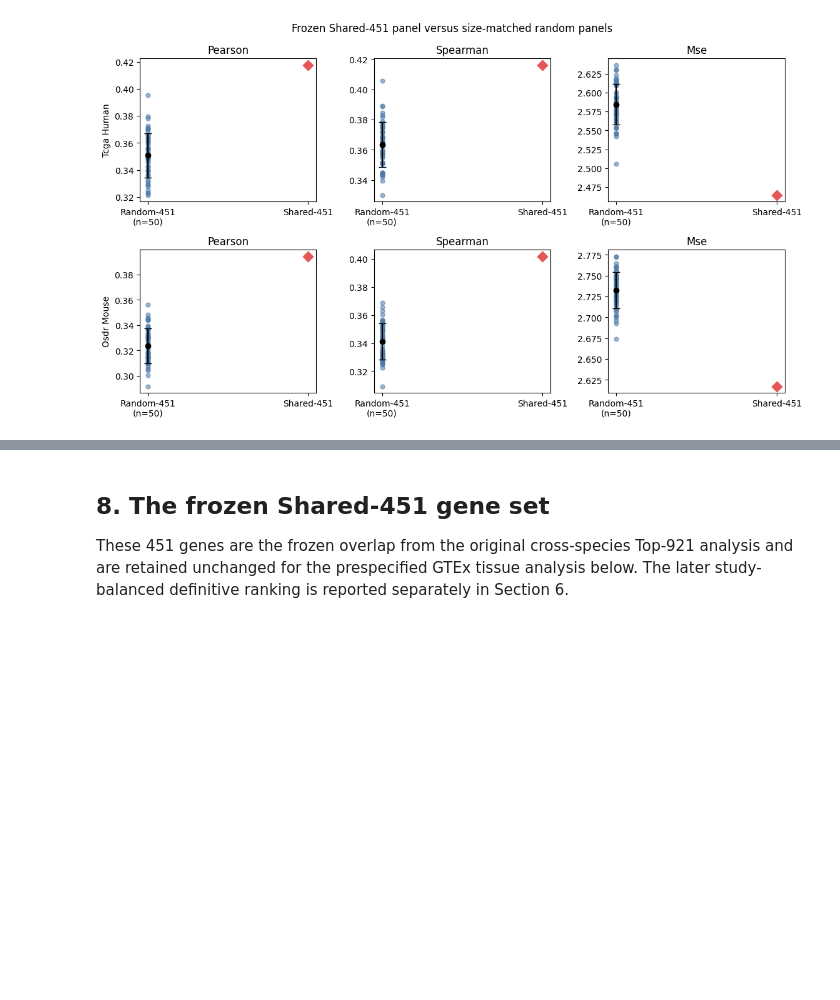
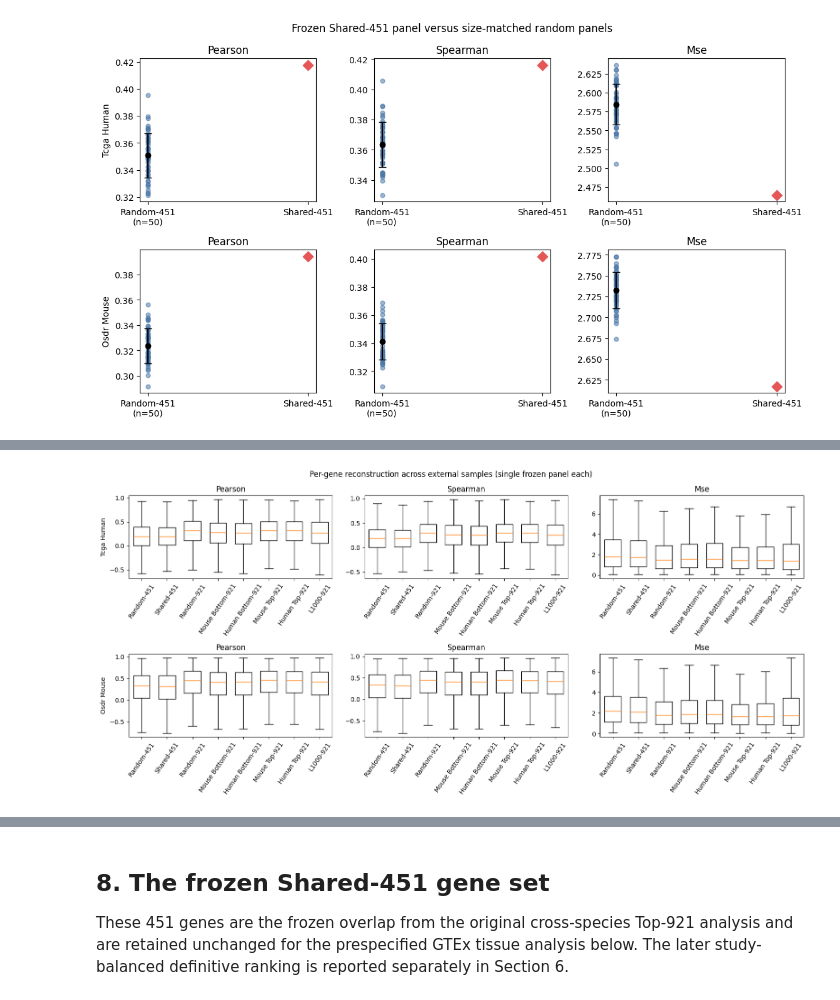
Before and after one commit to alwalt/bridge-rna, a Jupyter notebook: benchmarks/landmark_gene_sufficiency/landmark_gene_sufficiency_benchmark.ipynb, the cells around one changed output, grey strips where cells are left out. Saved outputs shown, nothing was run; the diff lists cells and outputs as text; code cells hidden in the pictures; blank space fills up the shorter version.

Commit message:
added per-gene inference benchmarks

```diff
--- a/benchmarks/landmark_gene_sufficiency/landmark_gene_sufficiency_benchmark.ipynb
+++ b/benchmarks/landmark_gene_sufficiency/landmark_gene_sufficiency_benchmark.ipynb
@@ -408,0 +413,33 @@ else:
+# %%
+per_gene_path = RESULTS / 'external_per_gene_results.parquet'
+per_gene_summary_path = RESULTS / 'external_per_gene_summary.parquet'
+if per_gene_path.is_file() and per_gene_summary_path.is_file():
+    external_per_gene = pd.read_parquet(per_gene_path)
+    per_gene_summary = pd.read_parquet(per_gene_summary_path)
+    per_gene_labels = {'random_451_r00': 'Random-451', 'shared_451': 'Shared-451',
+        'random_921_r00': 'Random-921', 'mouse_bottom': 'Mouse Bottom-921',
+        'human_bottom': 'Human Bottom-921', 'mouse_top': 'Mouse Top-921',
+        'human_top': 'Human Top-921', 'l1000': 'L1000-921'}
+    per_gene_order = ['Random-451', 'Shared-451', 'Random-921', 'Mouse Bottom-921',
+        'Human Bottom-921', 'Mouse Top-921', 'Human Top-921', 'L1000-921']
+    per_gene_summary['panel'] = pd.Categorical(per_gene_summary.panel_id.map(per_gene_labels),
+        categories=per_gene_order, ordered=True)
+    summary_columns = ['dataset', 'panel', 'genes_scored', 'samples', 'pearson_mean', 'pearson_median',
+        'spearman_mean', 'spearman_median', 'mse_mean', 'mse_median']
+    display(per_gene_summary.sort_values(['dataset', 'panel'])[summary_columns].style.format(
+        {column: '{:.6f}' for column in summary_columns if column.endswith(('_mean', '_median'))}).hide(axis='index'))
+    external_per_gene['panel'] = pd.Categorical(external_per_gene.panel_id.map(per_gene_labels),
+        categories=per_gene_order, ordered=True)
+    fig, axes = plt.subplots(2, 3, figsize=(16, 7.5), squeeze=False)
+    for row_index, dataset in enumerate(['tcga_human', 'osdr_mouse']):
+        frame = external_per_gene[external_per_gene.dataset.eq(dataset)]
+        for ax, metric in zip(axes[row_index], ['pearson', 'spearman', 'mse']):
+            values = [frame.loc[frame.panel.eq(panel), metric].dropna().to_numpy() for panel in per_gene_order]
+            ax.boxplot(values, labels=per_gene_order, showfliers=False, widths=.65)
+            ax.set_title(metric.capitalize()); ax.tick_params(axis='x', rotation=55)
+            if ax is axes[row_index, 0]: ax.set_ylabel(dataset.replace('_', ' ').title())
+    fig.suptitle('Per-gene reconstruction across external samples (single frozen panel each)')
+    fig.tight_layout(); fig.savefig(FIGURES / 'external_per_gene_reconstruction.png', dpi=200, bbox_inches='tight'); plt.show()
+else:
+    print('Per-gene external evaluation results are pending.')
+# %% [output]
@@ -408,0 +463 @@ else:
+[figure, added]
```
Also changed, not shown: parts of 11 cells of this notebook, 24 other files.
